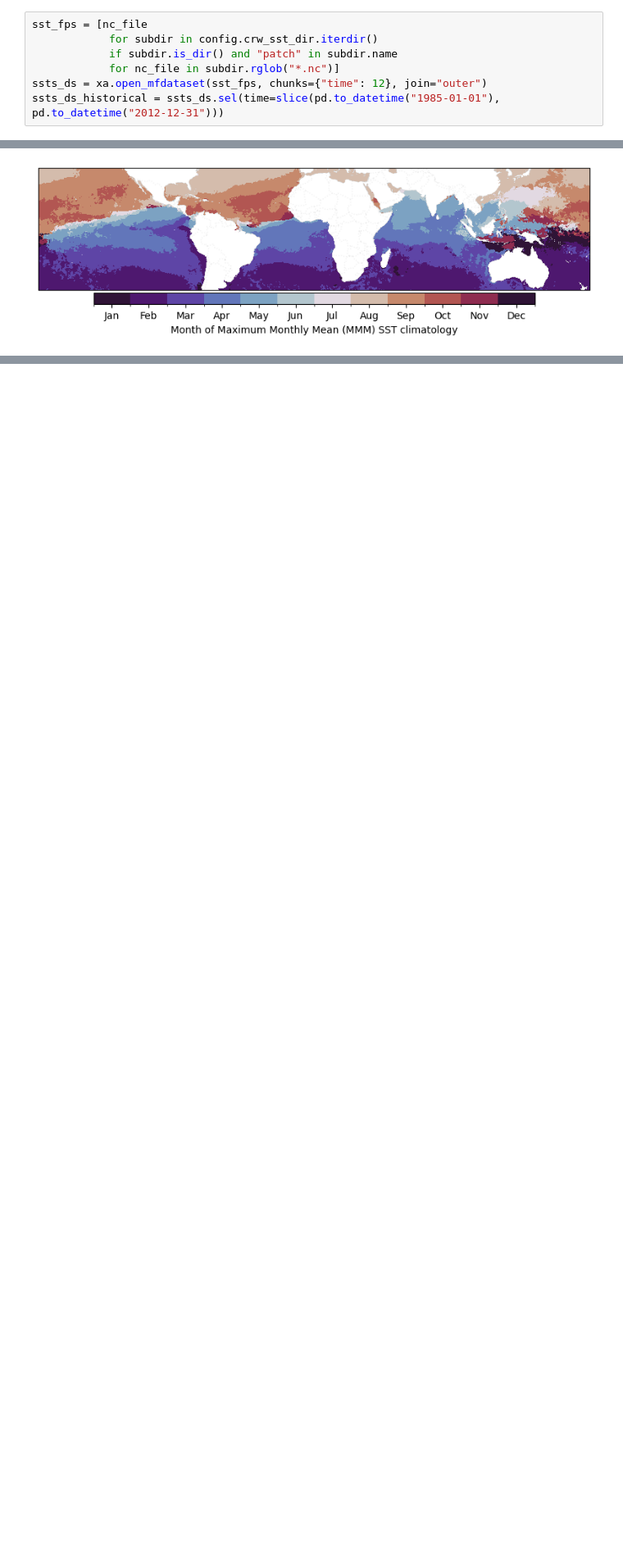
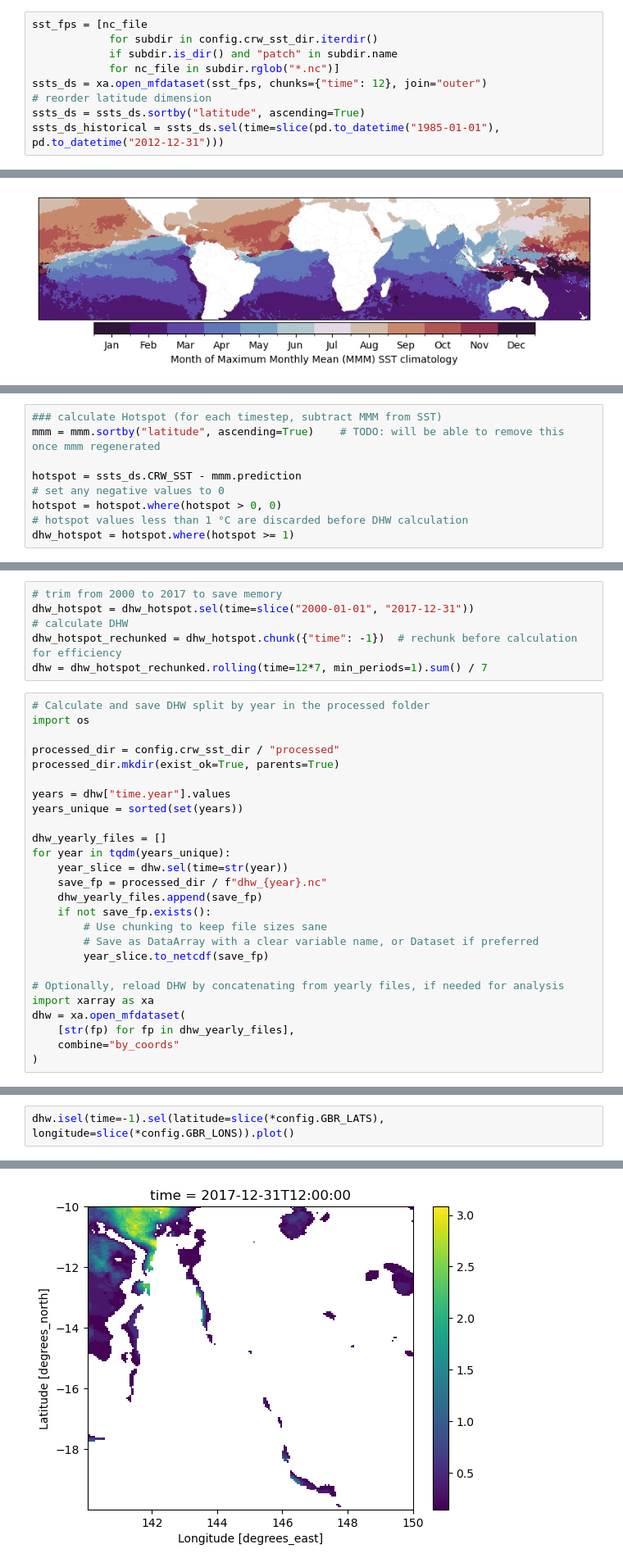
Before and after one commit to orlando-code/bleachbench, a Jupyter notebook: notebooks/dev/climatology.ipynb, the cells around one changed output, grey strips where cells are left out. Shown at 82% size. Saved outputs shown, nothing was run; the diff lists cells and outputs as text; blank space fills up the shorter version.

```diff
--- a/notebooks/dev/climatology.ipynb
+++ b/notebooks/dev/climatology.ipynb
@@ -40,6 +43,8 @@ sst_fps = [nc_file
             if subdir.is_dir() and "patch" in subdir.name
             for nc_file in subdir.rglob("*.nc")]
 ssts_ds = xa.open_mfdataset(sst_fps, chunks={"time": 12}, join="outer")
+# reorder latitude dimension
+ssts_ds = ssts_ds.sortby("latitude", ascending=True)
 ssts_ds_historical = ssts_ds.sel(time=slice(pd.to_datetime("1985-01-01"), pd.to_datetime("2012-12-31")))
 # %%
 sst_monthly = ssts_ds.resample(time="1ME").mean("time", skipna=True)
@@ -169,0 +192,9 @@ plt.show()
+# %%
+### calculate Hotspot (for each timestep, subtract MMM from SST)
+mmm = mmm.sortby("latitude", ascending=True)    # TODO: will be able to remove this once mmm regenerated
+
+hotspot = ssts_ds.CRW_SST - mmm.prediction
+# set any negative values to 0
+hotspot = hotspot.where(hotspot > 0, 0)
+# hotspot values less than 1 °C are discarded before DHW calculation
+dhw_hotspot = hotspot.where(hotspot >= 1)
@@ -169,0 +228,32 @@ plt.show()
+# %%
+# trim from 2000 to 2017 to save memory
+dhw_hotspot = dhw_hotspot.sel(time=slice("2000-01-01", "2017-12-31"))
+# calculate DHW
+dhw_hotspot_rechunked = dhw_hotspot.chunk({"time": -1})  # rechunk before calculation for efficiency
+dhw = dhw_hotspot_rechunked.rolling(time=12*7, min_periods=1).sum() / 7
+# %%
+# Calculate and save DHW split by year in the processed folder
+import os
+
+processed_dir = config.crw_sst_dir / "processed"
+processed_dir.mkdir(exist_ok=True, parents=True)
+
+years = dhw["time.year"].values
+years_unique = sorted(set(years))
+
+dhw_yearly_files = []
+for year in tqdm(years_unique):
+    year_slice = dhw.sel(time=str(year))
+    save_fp = processed_dir / f"dhw_{year}.nc"
+    dhw_yearly_files.append(save_fp)
+    if not save_fp.exists():
+        # Use chunking to keep file sizes sane
+        # Save as DataArray with a clear variable name, or Dataset if preferred
+        year_slice.to_netcdf(save_fp)
+
+# Optionally, reload DHW by concatenating from yearly files, if needed for analysis
+import xarray as xa
+dhw = xa.open_mfdataset(
+    [str(fp) for fp in dhw_yearly_files],
+    combine="by_coords"
+)
@@ -169,0 +262,3 @@ plt.show()
+# %%
+dhw.isel(time=-1).sel(latitude=slice(*config.GBR_LATS), longitude=slice(*config.GBR_LONS)).plot()
+# %% [output]
@@ -169,0 +266 @@ plt.show()
+[figure, added]
```
Also changed, not shown: parts of 7 cells of this notebook, 1 other file.
